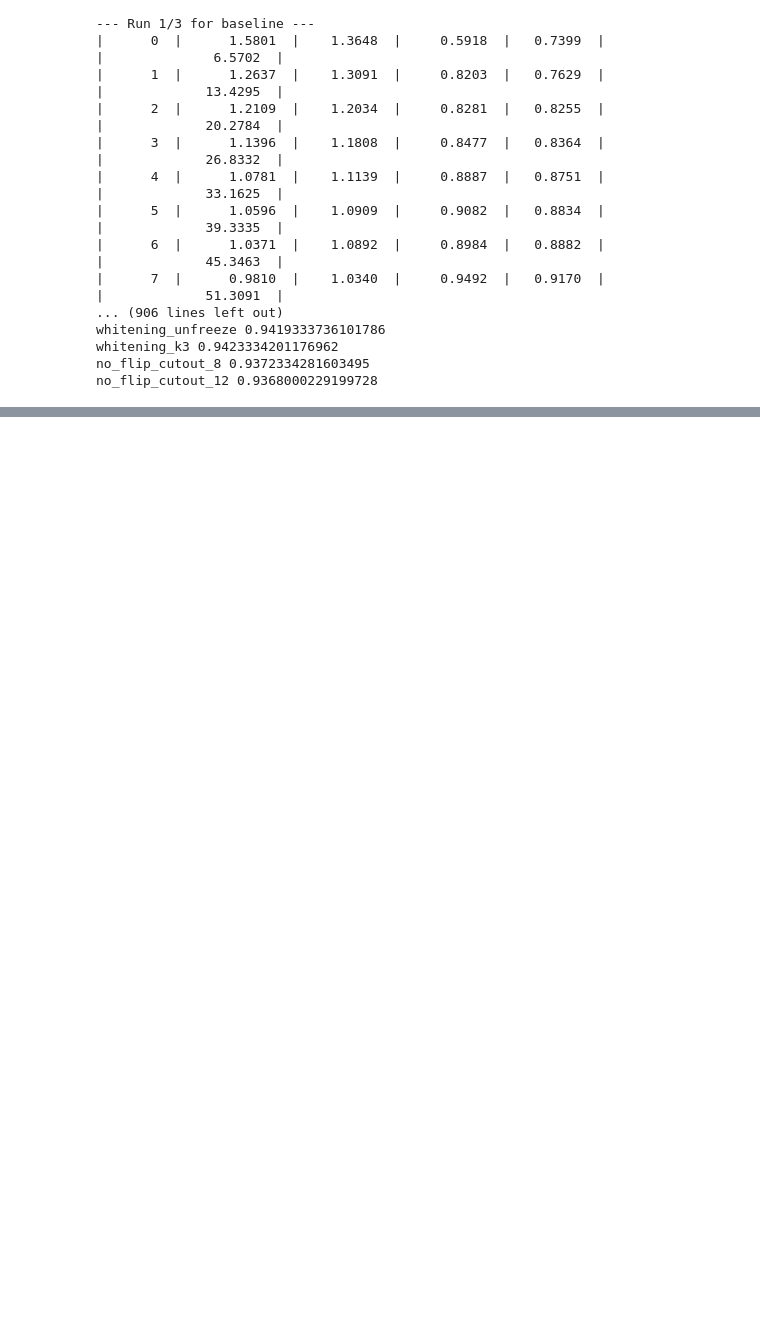
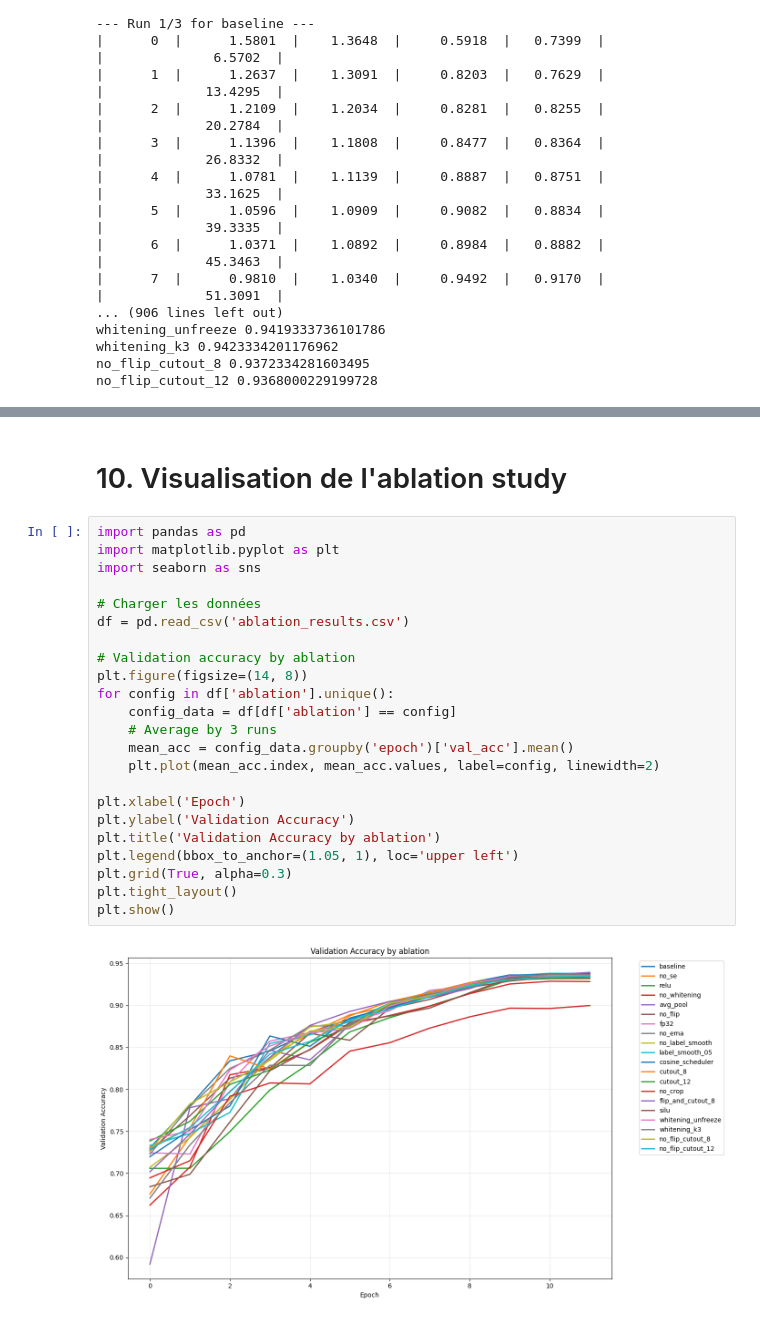
Before and after one commit to Albin5223/Project-hlb-CIFAR10, a Jupyter notebook: main_ablation.ipynb, the cells around one changed output, grey strips where cells are left out. Drawn from its saved outputs; the diff is of its cells as text; blank space fills up the shorter version.

Commit message:
ajout courbes pour ablation study

```diff
--- a/main_ablation.ipynb
+++ b/main_ablation.ipynb
@@ -948,0 +832,27 @@ else:
+# %% [markdown]
+# 10. Visualisation de l'ablation study
+# %%
+import pandas as pd
+import matplotlib.pyplot as plt
+import seaborn as sns
+
+# Charger les données
+df = pd.read_csv('ablation_results.csv')
+
+# Validation accuracy by ablation
+plt.figure(figsize=(14, 8))
+for config in df['ablation'].unique():
+    config_data = df[df['ablation'] == config]
+    # Average by 3 runs
+    mean_acc = config_data.groupby('epoch')['val_acc'].mean()
+    plt.plot(mean_acc.index, mean_acc.values, label=config, linewidth=2)
+
+plt.xlabel('Epoch')
+plt.ylabel('Validation Accuracy')
+plt.title('Validation Accuracy by ablation')
+plt.legend(bbox_to_anchor=(1.05, 1), loc='upper left')
+plt.grid(True, alpha=0.3)
+plt.tight_layout()
+plt.show()
+# %% [output]
+[figure, added]
```
Also changed, not shown: parts of 8 cells of this notebook, 1 other file.
